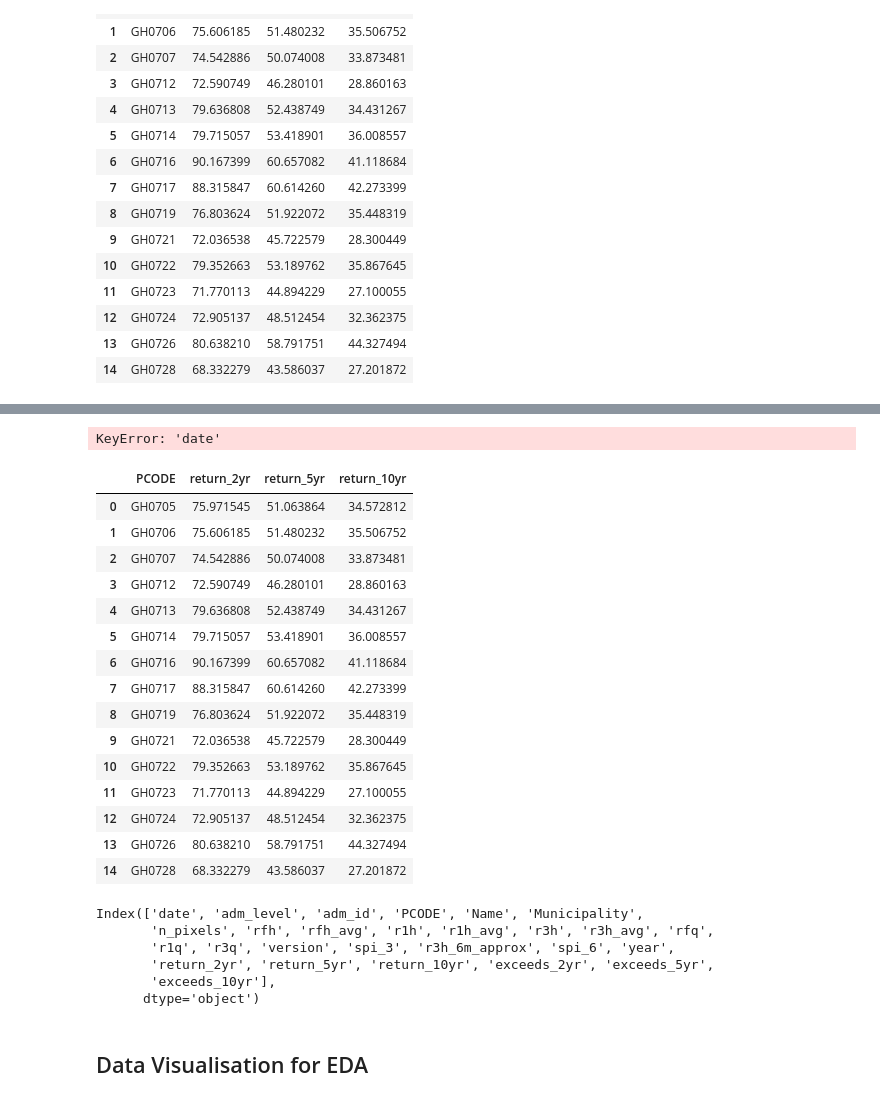
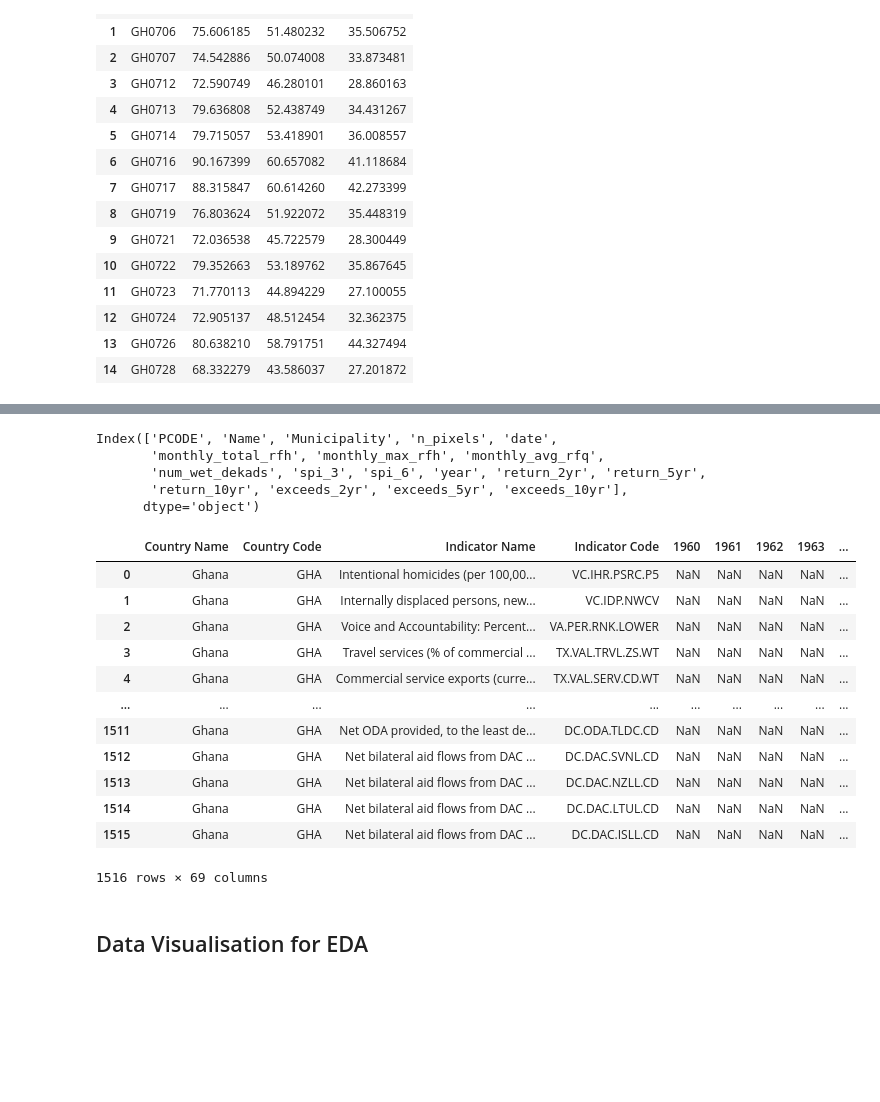
Before and after one commit to Mister-Kayy/DSCD-611-Group-2-Project-Work, a Jupyter notebook: Course Project/Course Project RoughDataEngineering.ipynb, the cells around one changed output, grey strips where cells are left out. Drawn from its saved outputs; the diff is of its cells as text; code cells hidden in the pictures; blank space fills up the shorter version.

```diff
--- a/Course Project/Course Project RoughDataEngineering.ipynb
+++ b/Course Project/Course Project RoughDataEngineering.ipynb
@@ -694,48 +769,26 @@ monthly_agg
 # %%
-# Ensure 'date' is datetime and set as index
-rain_acc['date'] = pd.to_datetime(rain_acc['date'])
-rain_acc.set_index('date', inplace=True)
+# # Ensure 'date' is datetime and set as index
+# rain_acc['date'] = pd.to_datetime(rain_acc['date'])
+# rain_acc.set_index('date', inplace=True)
 
-# Define function to count wet dekads (rfh > 0)
-def count_wet_dekads(x):
-    return (x > 0).sum()
+# # Define function to count wet dekads (rfh > 0)
+# def count_wet_dekads(x):
+#     return (x > 0).sum()
 
-# Group by PCODE and resample monthly ('MS' = month start)
-monthly_agg = rain_acc.groupby('PCODE').resample('MS').agg(
-    monthly_total_rfh = ('rfh', 'sum'),
-    monthly_max_rfh = ('rfh', 'max'),
-    num_wet_dekads = ('rfh', count_wet_dekads),
-    monthly_mean_rfq = ('rfq', 'mean'),  # use rfq or r1q
-).reset_index()
+# # Group by PCODE and resample monthly ('MS' = month start)
+# monthly_agg = rain_acc.groupby('PCODE').resample('MS').agg(
+#     monthly_total_rfh = ('rfh', 'sum'),
+#     monthly_max_rfh = ('rfh', 'max'),
+#     num_wet_dekads = ('rfh', count_wet_dekads),
+#     monthly_mean_rfq = ('rfq', 'mean'),  # use rfq or r1q
+# ).reset_index()
 
-print(monthly_agg.head())
+# print(monthly_agg.head())
-# %% [output]
-KeyError: 'date'
-# %%
-thresholds_df
-# %% [output]
-|  | PCODE | return_2yr | return_5yr | return_10yr |
-| 0 | GH0705 | 75.971545 | 51.063864 | 34.572812 |
-| 1 | GH0706 | 75.606185 | 51.480232 | 35.506752 |
-| 2 | GH0707 | 74.542886 | 50.074008 | 33.873481 |
-| 3 | GH0712 | 72.590749 | 46.280101 | 28.860163 |
-| 4 | GH0713 | 79.636808 | 52.438749 | 34.431267 |
-| 5 | GH0714 | 79.715057 | 53.418901 | 36.008557 |
-| 6 | GH0716 | 90.167399 | 60.657082 | 41.118684 |
-| 7 | GH0717 | 88.315847 | 60.614260 | 42.273399 |
-| 8 | GH0719 | 76.803624 | 51.922072 | 35.448319 |
-| 9 | GH0721 | 72.036538 | 45.722579 | 28.300449 |
-| 10 | GH0722 | 79.352663 | 53.189762 | 35.867645 |
-| 11 | GH0723 | 71.770113 | 44.894229 | 27.100055 |
-| 12 | GH0724 | 72.905137 | 48.512454 | 32.362375 |
-| 13 | GH0726 | 80.638210 | 58.791751 | 44.327494 |
-| 14 | GH0728 | 68.332279 | 43.586037 | 27.201872 |
 # %%
-rain_acc.columns
+prince_data.columns
 # %% [output]
-Index(['date', 'adm_level', 'adm_id', 'PCODE', 'Name', 'Municipality',
-       'n_pixels', 'rfh', 'rfh_avg', 'r1h', 'r1h_avg', 'r3h', 'r3h_avg', 'rfq',
-       'r1q', 'r3q', 'version', 'spi_3', 'r3h_6m_approx', 'spi_6', 'year',
-       'return_2yr', 'return_5yr', 'return_10yr', 'exceeds_2yr', 'exceeds_5yr',
-       'exceeds_10yr'],
+Index(['PCODE', 'Name', 'Municipality', 'n_pixels', 'date',
+       'monthly_total_rfh', 'monthly_max_rfh', 'monthly_avg_rfq',
+       'num_wet_dekads', 'spi_3', 'spi_6', 'year', 'return_2yr', 'return_5yr',
+       'return_10yr', 'exceeds_2yr', 'exceeds_5yr', 'exceeds_10yr'],
       dtype='object')
@@ -742,3 +797,19 @@ Index(['date', 'adm_level', 'adm_id', 'PCODE', 'Name', 'Municipality',
+# %%
+pd.read_csv('API_GHA_DS2_en_csv_v2_43964(World Bank Open Data)\API_GHA_DS2_en_csv_v2_43964.csv')
+# %% [output]
+|  | Country Name | Country Code | Indicator Name | Indicator Code | 1960 | 1961 | 1962 | 1963 | ... |
+| 0 | Ghana | GHA | Intentional homicides (per 100,00... | VC.IHR.PSRC.P5 | NaN | NaN | NaN | NaN | ... |
+| 1 | Ghana | GHA | Internally displaced persons, new... | VC.IDP.NWCV | NaN | NaN | NaN | NaN | ... |
+| 2 | Ghana | GHA | Voice and Accountability: Percent... | VA.PER.RNK.LOWER | NaN | NaN | NaN | NaN | ... |
+| 3 | Ghana | GHA | Travel services (% of commercial ... | TX.VAL.TRVL.ZS.WT | NaN | NaN | NaN | NaN | ... |
+| 4 | Ghana | GHA | Commercial service exports (curre... | TX.VAL.SERV.CD.WT | NaN | NaN | NaN | NaN | ... |
+| ... | ... | ... | ... | ... | ... | ... | ... | ... | ... |
+| 1511 | Ghana | GHA | Net ODA provided, to the least de... | DC.ODA.TLDC.CD | NaN | NaN | NaN | NaN | ... |
+| 1512 | Ghana | GHA | Net bilateral aid flows from DAC ... | DC.DAC.SVNL.CD | NaN | NaN | NaN | NaN | ... |
+| 1513 | Ghana | GHA | Net bilateral aid flows from DAC ... | DC.DAC.NZLL.CD | NaN | NaN | NaN | NaN | ... |
+| 1514 | Ghana | GHA | Net bilateral aid flows from DAC ... | DC.DAC.LTUL.CD | NaN | NaN | NaN | NaN | ... |
+| 1515 | Ghana | GHA | Net bilateral aid flows from DAC ... | DC.DAC.ISLL.CD | NaN | NaN | NaN | NaN | ... |
+1516 rows × 69 columns
 # %% [markdown]
 ## Data Visualisation for EDA
 # %%
```
Also changed, not shown: parts of 11 cells of this notebook, 5 other files.
